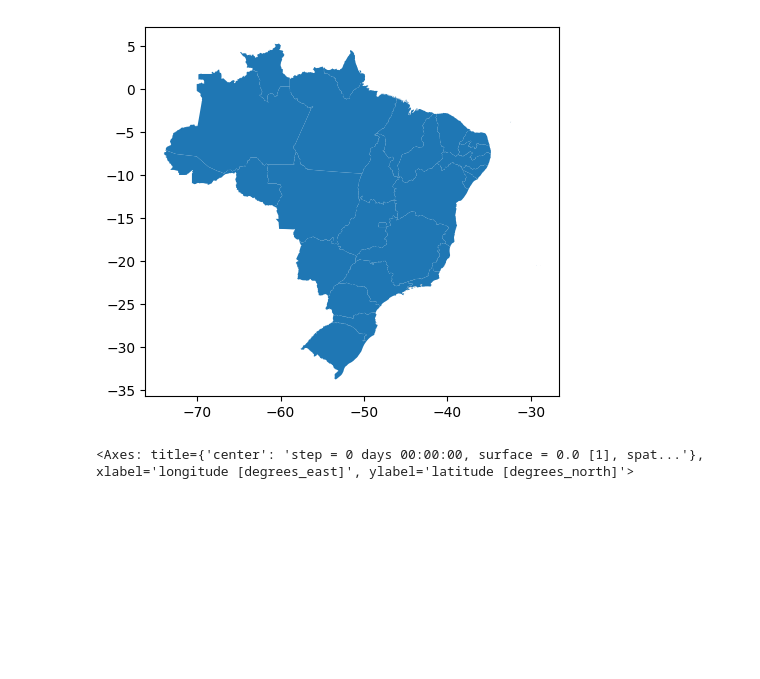
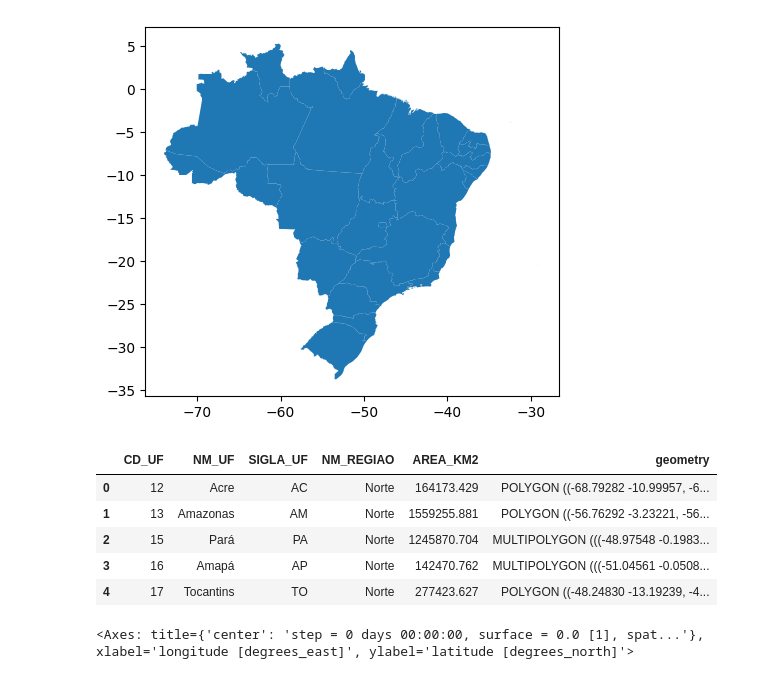
Before and after one commit to cordmaur/merge-downloader, a Jupyter notebook: nbs/dev/99-EnvironmentTests.ipynb, the cells around one changed output. Saved outputs shown, nothing was run; the diff lists cells and outputs as text; code cells hidden in the pictures; blank space fills up the shorter version.

```diff
--- a/nbs/99-EnvironmentTests.ipynb
+++ b/nbs/dev/99-EnvironmentTests.ipynb
@@ -53,3 +49,12 @@ shp.plot()
 # %% [output]
 <Axes: >
 [figure]
+# %%
+shp.head()
+# %% [output]
+|  | CD_UF | NM_UF | SIGLA_UF | NM_REGIAO | AREA_KM2 | geometry |
+| 0 | 12 | Acre | AC | Norte | 164173.429 | POLYGON ((-68.79282 -10.99957, -6... |
+| 1 | 13 | Amazonas | AM | Norte | 1559255.881 | POLYGON ((-56.76292 -3.23221, -56... |
+| 2 | 15 | Pará | PA | Norte | 1245870.704 | MULTIPOLYGON (((-48.97548 -0.1983... |
+| 3 | 16 | Amapá | AP | Norte | 142470.762 | MULTIPOLYGON (((-51.04561 -0.0508... |
+| 4 | 17 | Tocantins | TO | Norte | 277423.627 | POLYGON ((-48.24830 -13.19239, -4... |
```
Also changed, not shown: parts of 3 cells of this notebook, 3 other files.
